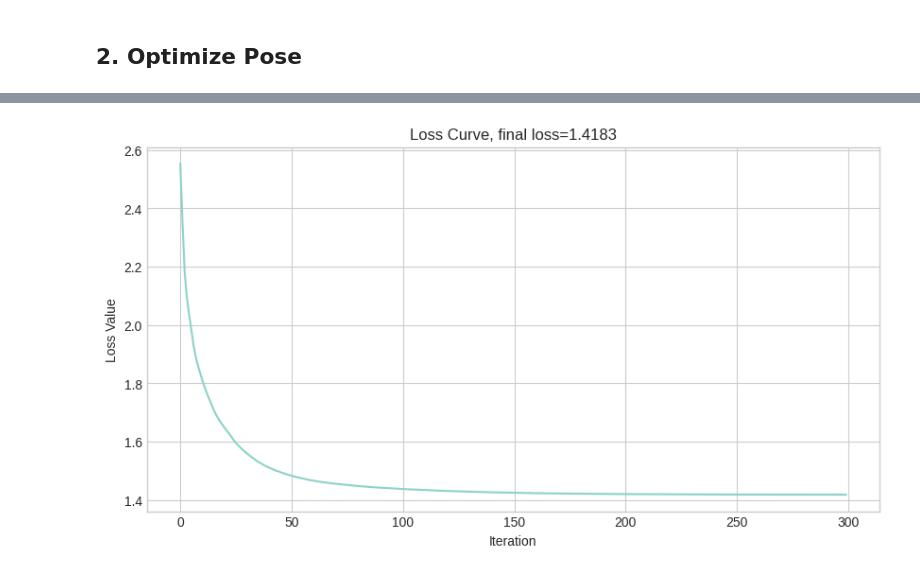
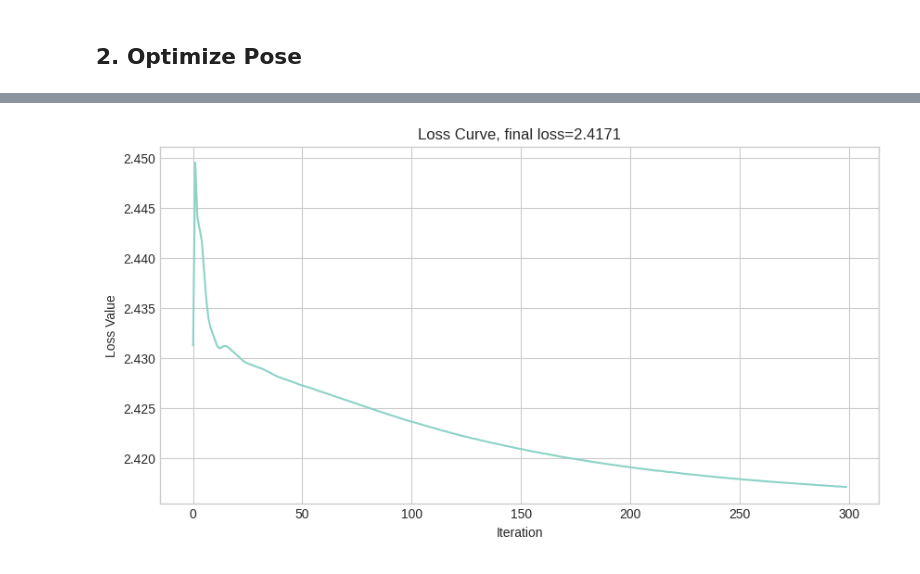
Before and after one commit to sIHURs/VGGT-X, a Jupyter notebook: notebooks/track_opt_xfeat.ipynb, the cells around one changed output, grey strips where cells are left out. Cells and saved outputs as stored; diff of their text form; code cells hidden in the pictures.

```diff
--- a/notebooks/track_opt_xfeat.ipynb
+++ b/notebooks/track_opt_xfeat.ipynb
@@ -216,7 +216,7 @@ VGGT(
 )
 # %%
 # Get image paths and preprocess them
-data_dir = "../data/MipNeRF360/bonsai"
+data_dir = "../data/MipNeRF360/flowers"
 sparse_dir_gt = os.path.join(data_dir, "sparse", "0")
 dust_dir = os.path.join(data_dir, "mast3r")
 images_dir = os.path.join(data_dir, "images")
@@ -337,8 +329,8 @@ indexes_i_expanded = []
 indexes_j_expanded = []
 
 for idx, n in enumerate(num_matches):
-    indexes_i_expanded.append(np.array([indexes_i[idx]] * n))
-    indexes_j_expanded.append(np.array([indexes_j[idx]] * n))
+    indexes_i_expanded.append(np.array([indexes_i[idx]] * n, dtype=np.int64))
+    indexes_j_expanded.append(np.array([indexes_j[idx]] * n, dtype=np.int64))
 indexes_i_expanded = np.concatenate(indexes_i_expanded)
 indexes_j_expanded = np.concatenate(indexes_j_expanded)
 
@@ -617,8 +634,8 @@ if VALIDATE_3D:
 # first stage, only optimizes extrinsic_j_tensor and log_sizes
 torch.cuda.empty_cache()
 
-lr_base=0.0005
-lr_end=0
+lr_base=5e-4
+lr_end=1e-5
 niter=300
 depth_batch_size = 16
 
@@ -670,47 +687,46 @@ for iter in tqdm(range(niter or 1)):
 
     loss = 0.0
 
     sizes = log_sizes.exp()
     global_scaling = 1 / sizes.min()
-    depths_i_scaled = depths_i * global_scaling * sizes[indexes_i]
-    depths_j_scaled = depths_j * global_scaling * sizes[indexes_j]
+    depths_i_scaled = depths_i * global_scaling * sizes[indexes_i, None]
+    depths_j_scaled = depths_j * global_scaling * sizes[indexes_j, None]
 
     cam_coords_i = torch.stack([
-        (corr_points_i[:, 0] - Ks_i[:, 0, 2]) / Ks_i[:, 0, 0],
-        (corr_points_i[:, 1] - Ks_i[:, 1, 2]) / Ks_i[:, 1, 1],
-        depths_i_scaled.squeeze()
+        (corr_points_i[..., 0] - Ks_i[:, None, 0, 2]) / Ks_i[:, None, 0, 0],
+        (corr_points_i[..., 1] - Ks_i[:, None, 1, 2]) / Ks_i[:, None, 1, 1],
+        depths_i_scaled
     ], dim=-1)
     cam_coords_j = torch.stack([
-        (corr_points_j[:, 0] - Ks_j[:, 0, 2]) / Ks_j[:, 0, 0],
-        (corr_points_j[:, 1] - Ks_j[:, 1, 2]) / Ks_j[:, 1, 1],
-        depths_j_scaled.squeeze()
+        (corr_points_j[..., 0] - Ks_j[:, None, 0, 2]) / Ks_j[:, None, 0, 0],
+        (corr_points_j[..., 1] - Ks_j[:, None, 1, 2]) / Ks_j[:, None, 1, 1],
+        depths_j_scaled
     ], dim=-1)
-    world_coords_i = (cam2w_i[:, :3, :3] @ cam_coords_i[..., None]).squeeze() + cam2w_i[:, :3, 3]
-    world_coords_j = (cam2w_j[:, :3, :3] @ cam_coords_j[..., None]).squeeze() + cam2w_j[:, :3, 3]
+    world_coords_i = (cam2w_i[:, :3, :3] @ cam_coords_i.permute(0, 2, 1)).permute(0, 2, 1) + cam2w_i[:, None, :3, 3]
+    world_coords_j = (cam2w_j[:, :3, :3] @ cam_coords_j.permute(0, 2, 1)).permute(0, 2, 1) + cam2w_j[:, None, :3, 3]
 
     loss = ((world_coords_i - world_coords_j).abs() * corr_weight_valid).mean() * 0.05
 
     P_i = Ks_i @ w2cam_i
     P_j = Ks_j @ w2cam_j
     Fm = kornia.geometry.epipolar.fundamental_from_projections(P_i[:, :3], P_j[:, :3])
-    err = kornia.geometry.symmetrical_epipolar_distance(corr_points_i[:, None, :2], corr_points_j[:, None, :2], Fm, squared=False, eps=1e-08)
-    # err = kornia.geometry.symmetrical_epipolar_distance(corr_points_i[:, :2], corr_points_j[:, :2], Fm, squared=False, eps=1e-08)
-    loss = loss + (err * corr_weight_valid).mean() * 1.0
+    err = kornia.geometry.symmetrical_epipolar_distance(corr_points_i, corr_points_j, Fm, squared=False, eps=1e-08)
+    loss = loss + (err * corr_weight_valid.squeeze(-1)).mean() * 1.0
 
     loss_list.append(loss.item())
 
     loss.backward()
     optimizer.step()
 
 plt.style.use("seaborn-v0_8-whitegrid")
 plt.figure(figsize=(10, 5))
 plt.plot(loss_list, label='Loss')
 plt.xlabel('Iteration')
 plt.ylabel('Loss Value')
 plt.title(f'Loss Curve, final loss={loss_list[-1]:.4f}')
 plt.show()
 # %% [output]
-[figure, old version]
+[figure, new version]
 # %%
 # pred w2c
 pred_se3 = torch.eye(4, device=device).unsqueeze(0).repeat(len(w2cam), 1, 1)
```
Also changed, not shown: parts of 9 cells of this notebook.
